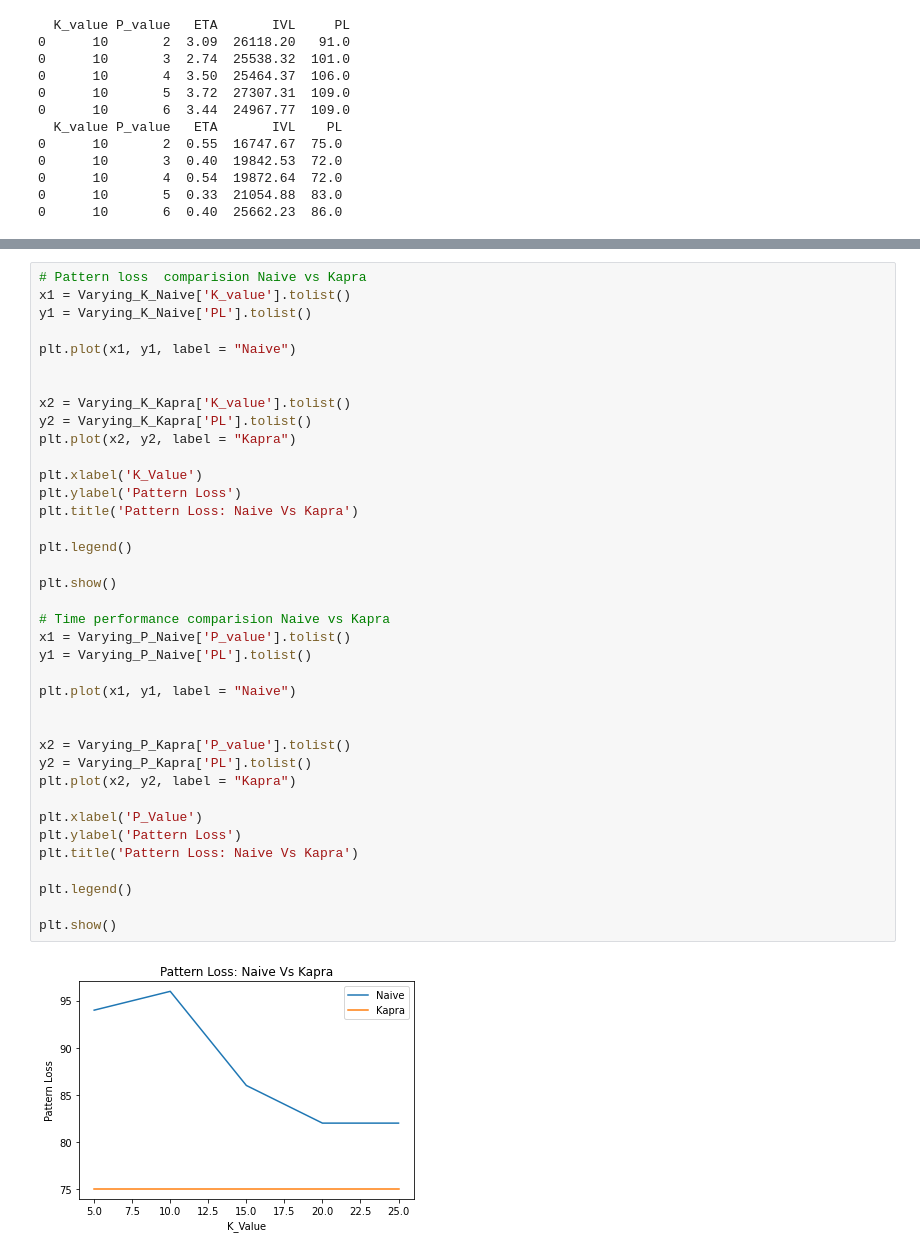
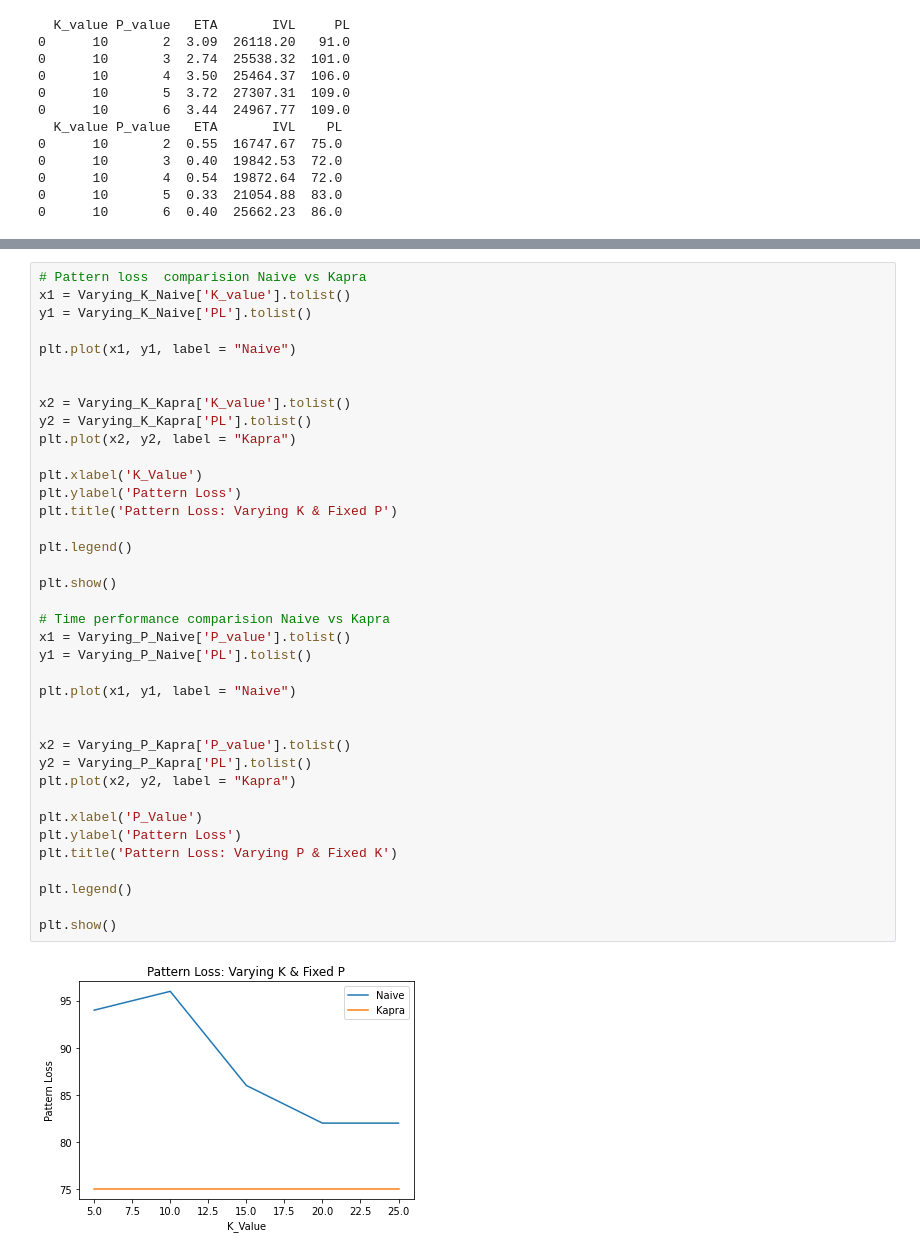
Before and after one commit to Shersingh3269/KAPRA, a Jupyter notebook: Kapra.ipynb, the cells around one changed output, grey strips where cells are left out. Saved outputs shown, nothing was run; the diff lists cells and outputs as text.

```diff
--- a/Kapra.ipynb
+++ b/Kapra.ipynb
@@ -975,33 +975,33 @@ plt.plot(x1, y1, label = "Naive")
 
 x2 = Varying_K_Kapra['K_value'].tolist()
 y2 = Varying_K_Kapra['PL'].tolist()
 plt.plot(x2, y2, label = "Kapra")
 
 plt.xlabel('K_Value')
 plt.ylabel('Pattern Loss')
-plt.title('Pattern Loss: Naive Vs Kapra')
+plt.title('Pattern Loss: Varying K & Fixed P')
 
 plt.legend()
 
 plt.show()
 
 # Time performance comparision Naive vs Kapra
 x1 = Varying_P_Naive['P_value'].tolist()
 y1 = Varying_P_Naive['PL'].tolist()
 
 plt.plot(x1, y1, label = "Naive")
 
 
 x2 = Varying_P_Kapra['P_value'].tolist()
 y2 = Varying_P_Kapra['PL'].tolist()
 plt.plot(x2, y2, label = "Kapra")
 
 plt.xlabel('P_Value')
 plt.ylabel('Pattern Loss')
-plt.title('Pattern Loss: Naive Vs Kapra')
+plt.title('Pattern Loss: Varying P & Fixed K')
 
 plt.legend()
 
 plt.show()
 # %% [output]
-[figure, old version]
+[figure, new version]
```
Also changed, not shown: parts of 5 cells of this notebook.
